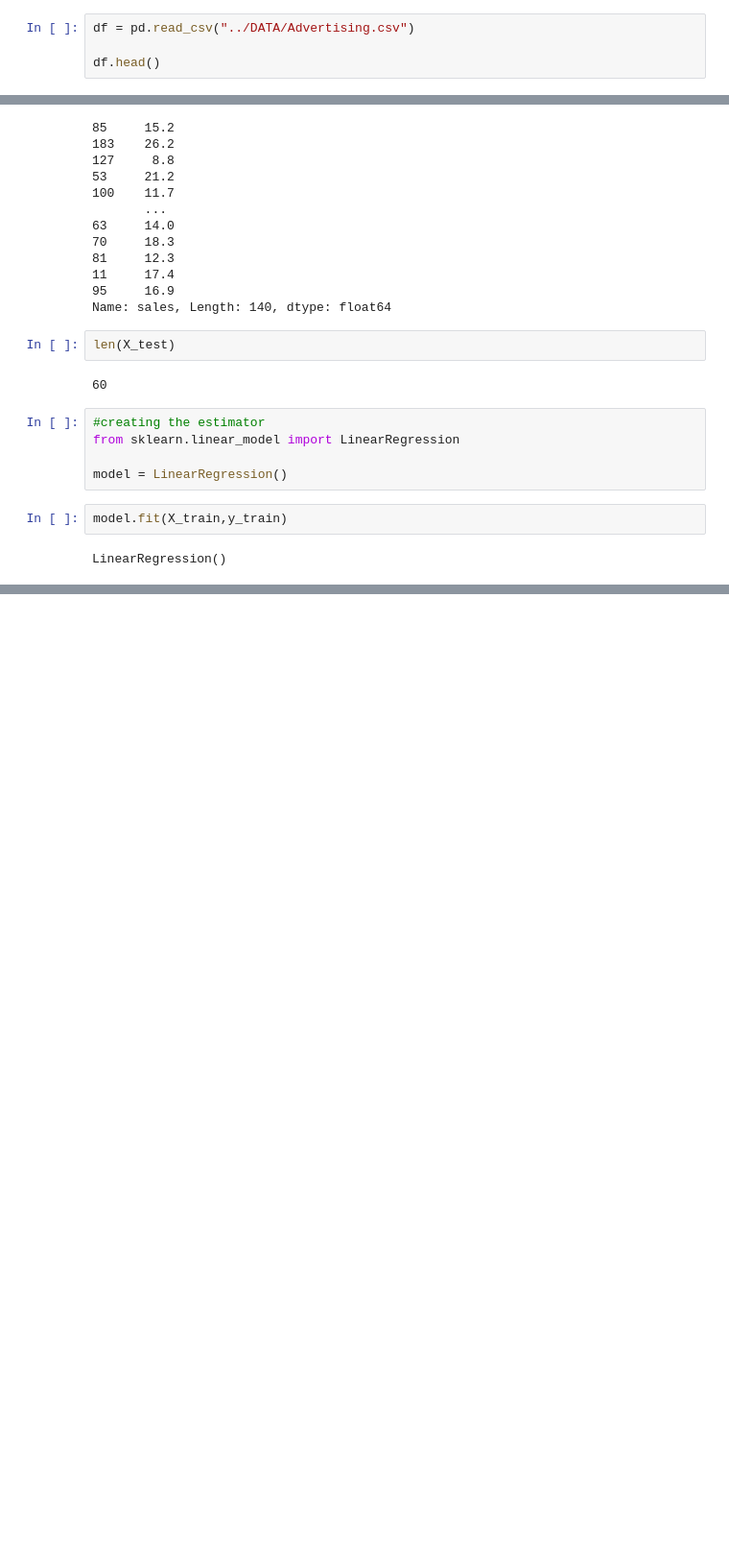
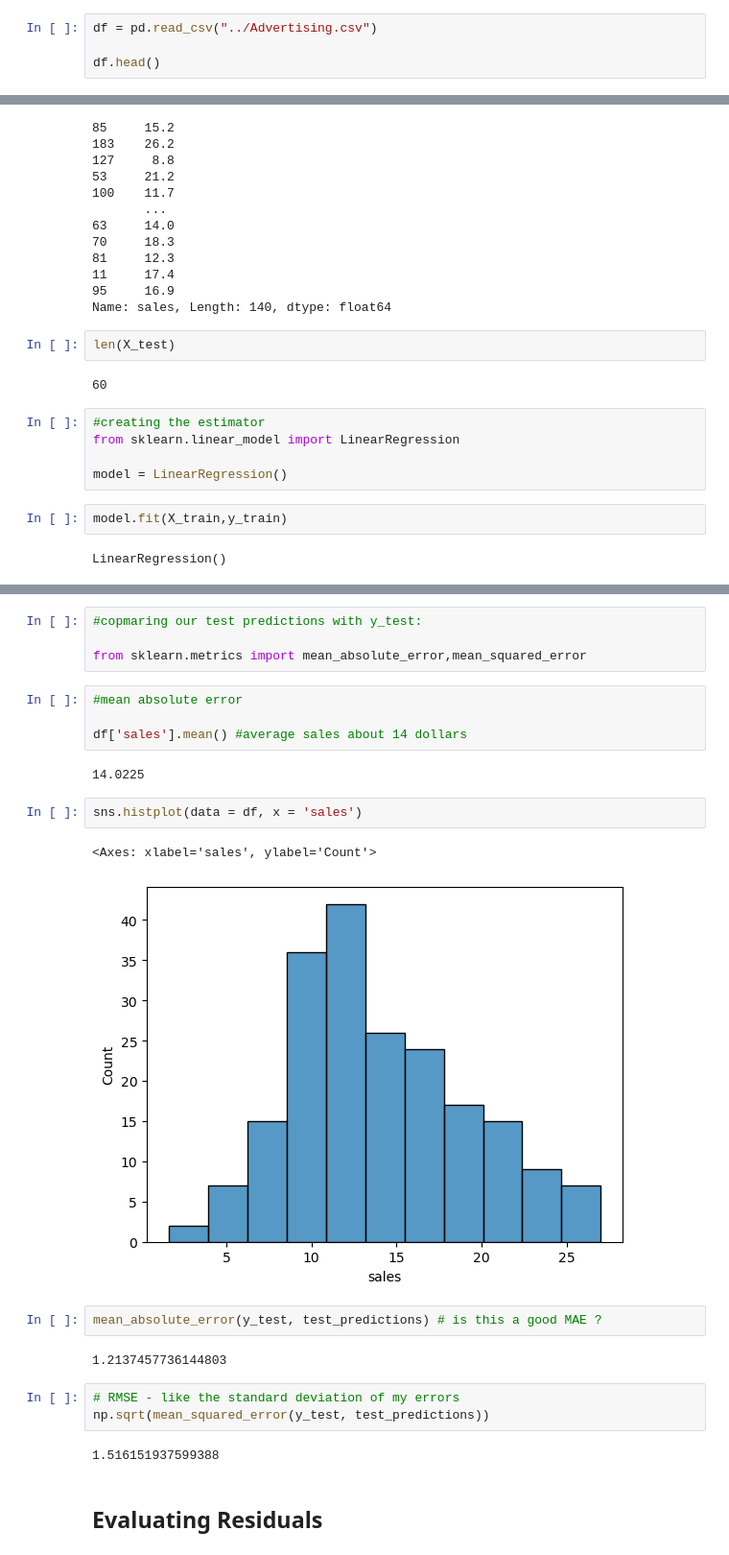
Before and after one commit to chanks06/python-for-ml-ds, a Jupyter notebook: 08-Linear-Regression-Models/mycode/intro_sklearn.ipynb, the cells around one changed output, grey strips where cells are left out. Shown at 96% size. Saved outputs shown, nothing was run; the diff lists cells and outputs as text; blank space fills up the shorter version.

```diff
--- a/08-Linear-Regression-Models/mycode/intro_sklearn.ipynb
+++ b/08-Linear-Regression-Models/mycode/intro_sklearn.ipynb
@@ -29,7 +29,7 @@ import pandas as pd
 import matplotlib.pyplot as plt
 import seaborn as sns
 # %%
-df = pd.read_csv("../DATA/Advertising.csv")
+df = pd.read_csv("../Advertising.csv")
 
 df.head()
 # %% [output]
@@ -118,0 +121,26 @@ array([15.74131332, 19.61062568, 11.44888935, 17.00819787,  9.17285676,
+# %%
+#copmaring our test predictions with y_test:
+
+from sklearn.metrics import mean_absolute_error,mean_squared_error
+# %%
+#mean absolute error
+
+df['sales'].mean() #average sales about 14 dollars
+# %% [output]
+14.0225
+# %%
+sns.histplot(data = df, x = 'sales')
+# %% [output]
+<Axes: xlabel='sales', ylabel='Count'>
+[figure, added]
+# %%
+mean_absolute_error(y_test, test_predictions) # is this a good MAE ?
+# %% [output]
+1.2137457736144803
+# %%
+# RMSE - like the standard deviation of my errors
+np.sqrt(mean_squared_error(y_test, test_predictions))
+# %% [output]
+1.516151937599388
+# %% [markdown]
+## Evaluating Residuals
```
Also changed, not shown: parts of 48 cells of this notebook, 3 other files.
